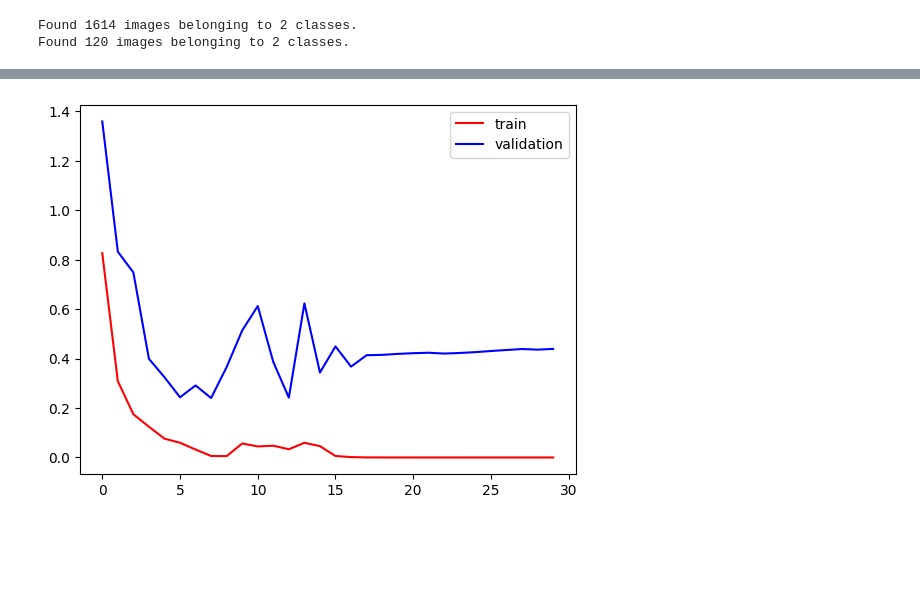
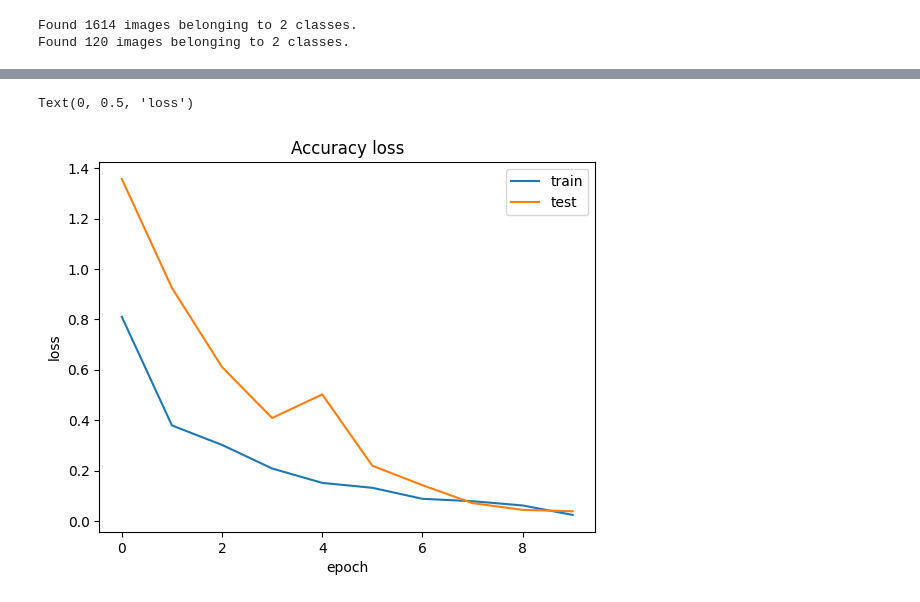
Before and after one commit to drishti-s1/Brain-Tumor-Detection-Model, a Jupyter notebook: brain_tumorDetectionUsingCNN.ipynb, the cells around one changed output, grey strips where cells are left out. Cells and saved outputs as stored; diff of their text form; code cells hidden in the pictures; blank space fills up the shorter version.

```diff
--- a/brain_tumorDetectionUsingCNN.ipynb
+++ b/brain_tumorDetectionUsingCNN.ipynb
@@ -133,9 +144,11 @@ plt.show()
-# %%
-
-plt.plot(history.history['loss'],color='red',label='train')
-plt.plot(history.history['val_loss'],color='blue',label='validation')
-plt.legend()
-plt.show()
-# %% [output]
-[figure, removed]
+# %%
+plt.plot(hist["loss"])
+plt.plot(hist["val_loss"])
+plt.title("Accuracy loss")
+plt.legend(["train","test"])
+plt.xlabel("epoch")
+plt.ylabel("loss")
+# %% [output]
+Text(0, 0.5, 'loss')
+[figure, added]
 # %%
```
Also changed, not shown: parts of 17 cells of this notebook.
